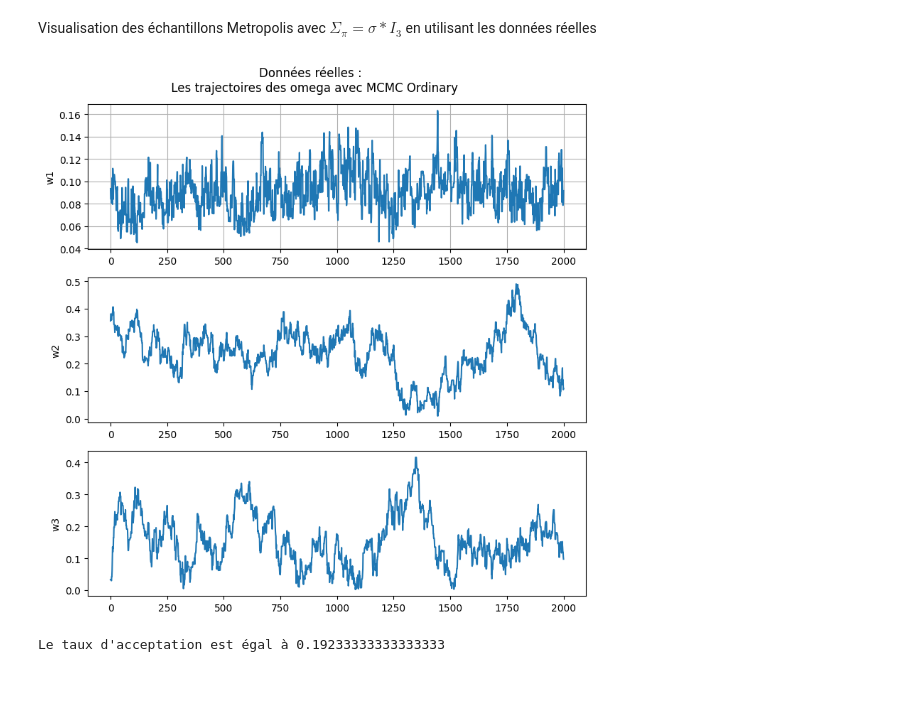
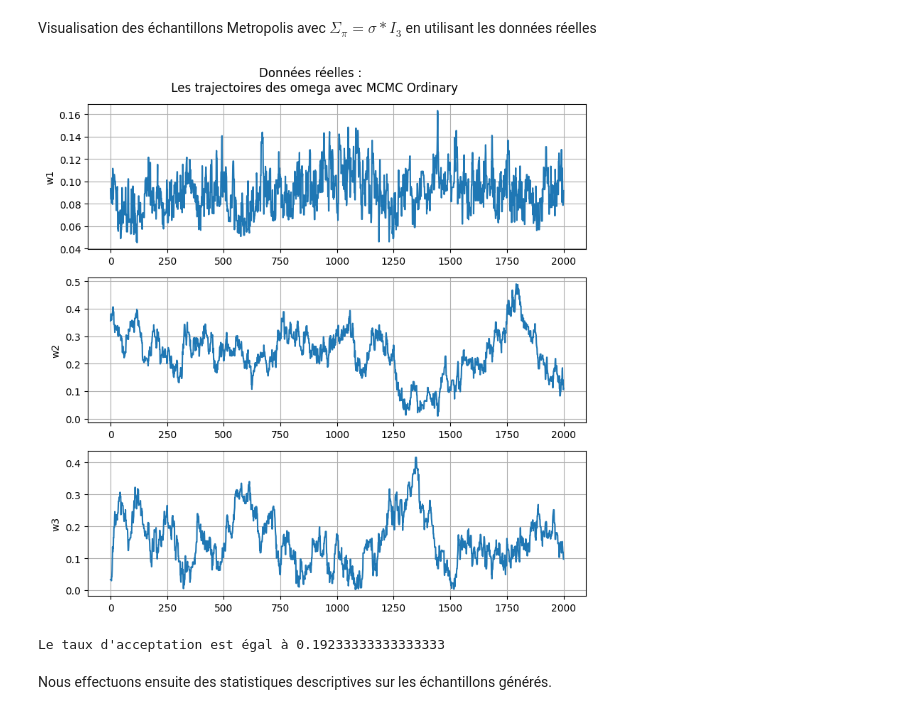
Before and after one commit to nassihsawssane/Monte-Carlo-based-project, a Jupyter notebook: MCMC_Ordinary_sampler_Q1.ipynb, the cells around one changed output. Saved outputs shown, nothing was run; the diff lists cells and outputs as text; code cells hidden in the pictures; blank space fills up the shorter version.

```diff
--- a/MCMC_Ordinary_sampler_Q1.ipynb
+++ b/MCMC_Ordinary_sampler_Q1.ipynb
@@ -377,30 +382,33 @@ Le taux d'acceptation est égal à 0.4206666666666667
 # %% [markdown]
 Visualisation des échantillons Metropolis avec $\Sigma_\pi = \sigma*I_3$ en utilisant les données réelles
 # %%
+#i
 echant_reel = metropolis2 (r, omega_current, n_iter, var, Sigma_opt_reel)[1]
 
 # Visualisation de l'évolution des paramètres à partir des données simulées avec un burn-in de 1000 observations
 
 fig, axs = plt.subplots(3, 1, figsize=(8, 8))
 axs[0].plot(range(2001), echant_reel[1000:, 0])
 axs[0].set_ylabel('w1')
 axs[0].grid()
 
 axs[1].plot(range(2001), echant_reel[1000:, 1])
 axs[1].set_ylabel('w2')
-axs[0].grid()
+axs[1].grid()
 
 axs[2].plot(range(2001), echant_reel[1000:, 2])
 axs[2].set_ylabel('w3')
-axs[0].grid()
+axs[2].grid()
 
 plt.suptitle("Données réelles : \n Les trajectoires des omega avec MCMC Ordinary")
 plt.tight_layout()
 plt.show()
 
 
 accep_rate_reel = metropolis2 (r, omega_current, n_iter, var, Sigma_opt_sim)[0]
 print("Le taux d'acceptation est égal à " + str(accep_rate_reel))
 # %% [output]
-[figure, old version]
+[figure, new version]
 Le taux d'acceptation est égal à 0.19233333333333333
+# %% [markdown]
+Nous effectuons ensuite des statistiques descriptives sur les échantillons générés.
```
Also changed, not shown: parts of 11 cells of this notebook, 2 other files.
